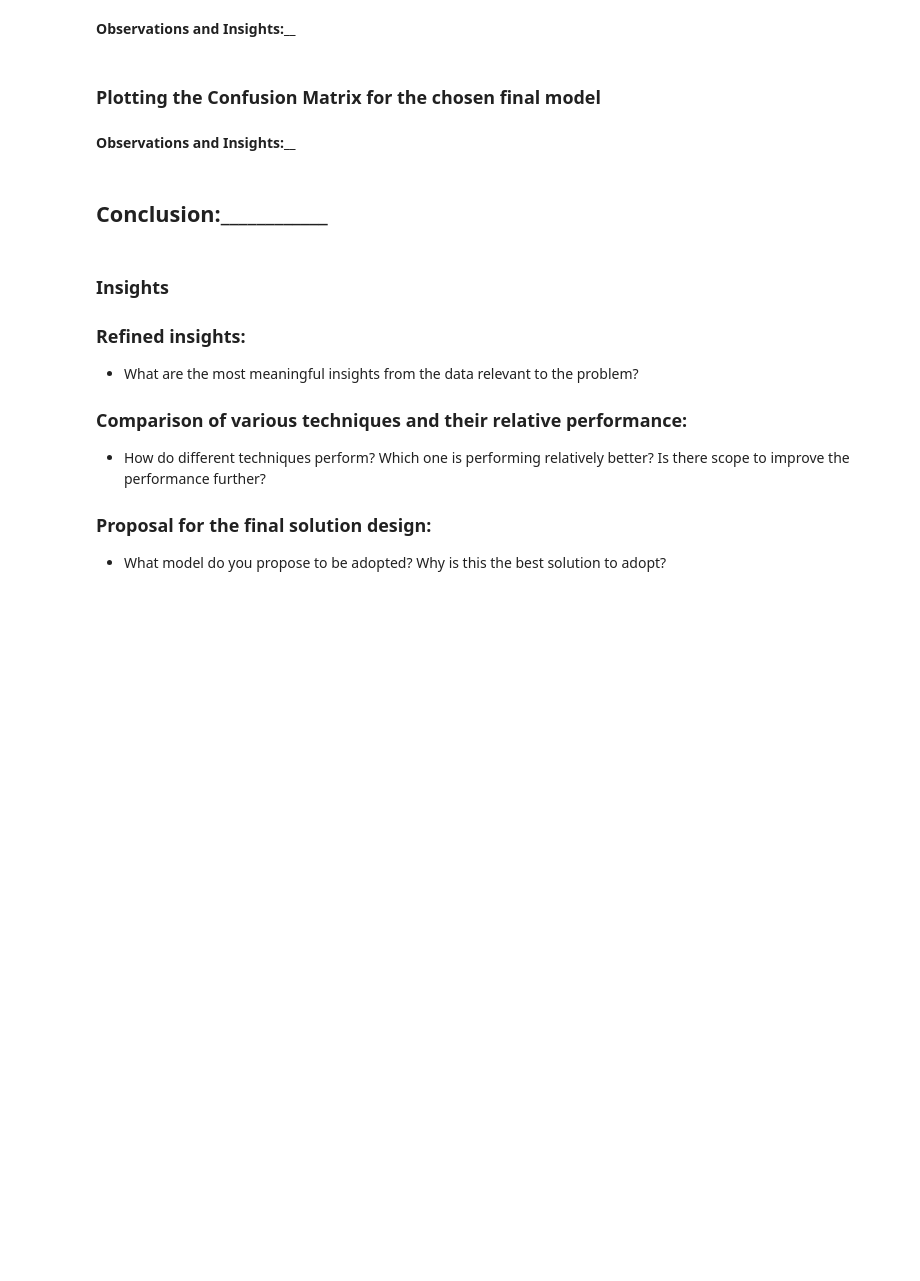
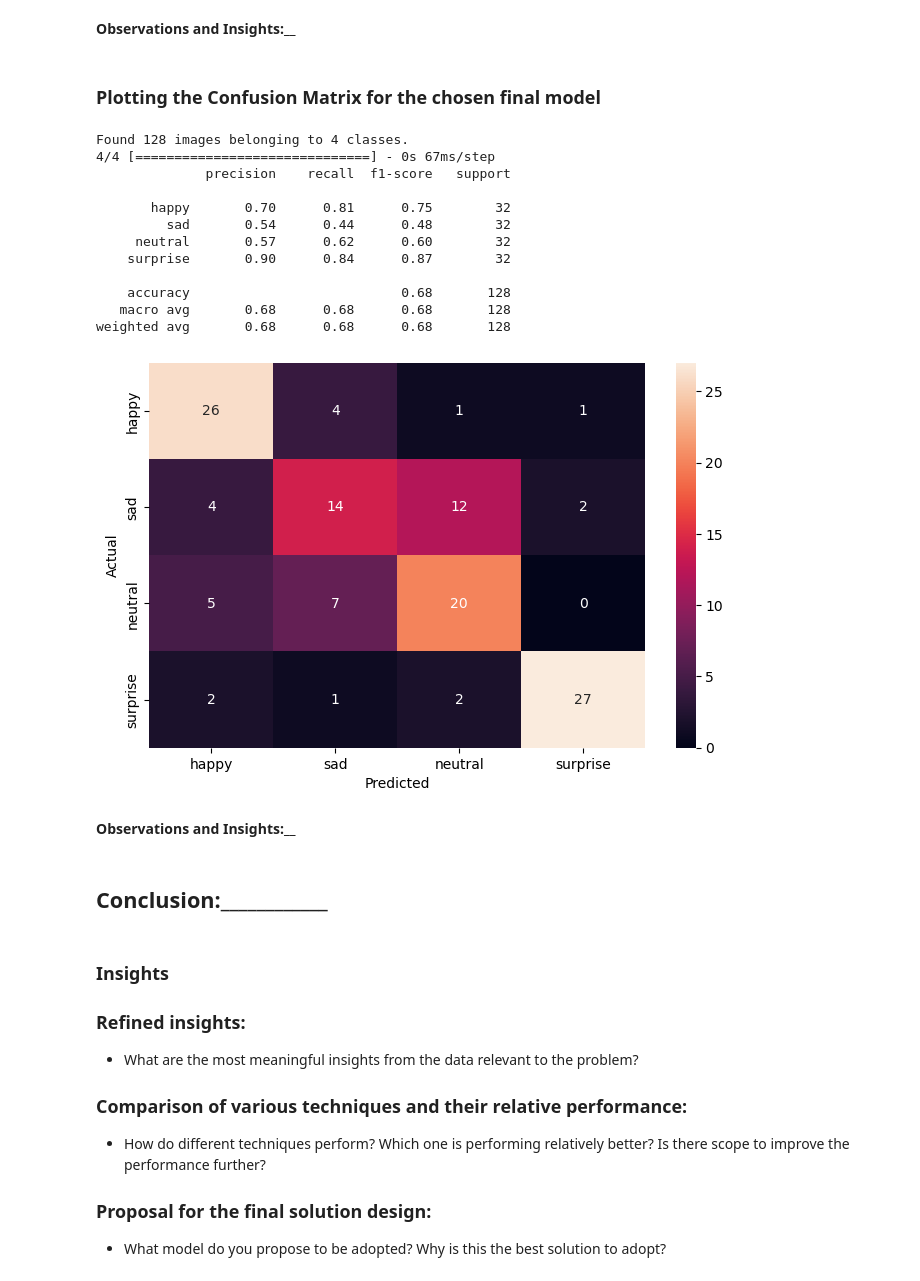
Before and after one commit to prasanthibendi/data-science-projects, a Jupyter notebook: MIT-Projects/Facial-Emotion-Detection/Reference_Notebook_Facial_Emotion_Detection_Low_Code.ipynb, the cells around one changed output. Drawn from its saved outputs; the diff is of its cells as text; code cells hidden in the pictures; blank space fills up the shorter version.

Commit message:
All models completed

```diff
--- a/MIT-Projects/Facial-Emotion-Detection/Reference_Notebook_Facial_Emotion_Detection_Low_Code.ipynb
+++ b/MIT-Projects/Facial-Emotion-Detection/Reference_Notebook_Facial_Emotion_Detection_Low_Code.ipynb
@@ -1092,11 +1144,29 @@ train_set = datagen_train.flow_from_directory(folder_path + "train",
                                               classes = ['happy', 'sad', 'neutral', 'surprise'],
                                               shuffle = True)
 
+datagen_validation = ImageDataGenerator(horizontal_flip = True,
+                                        brightness_range=(0.,2.),
+                                        rescale=1./255,
+                                        shear_range=0.3)
 
-datagen_validation = # Write your code here
+validation_set = datagen_validation.flow_from_directory(folder_path + "validation",
+                                                        target_size = (img_size, img_size),
+                                                        color_mode = 'grayscale',
+                                                        batch_size = batch_size,
+                                                        class_mode = 'categorical',
+                                                        classes = ['happy', 'sad', 'neutral', 'surprise'],
+                                                        shuffle = True)
 
-validation_set = # Write your code here
 
-datagen_test = # Write your code here
+datagen_test = ImageDataGenerator(horizontal_flip = True,
+                                  brightness_range=(0.,2.),
+                                  rescale=1./255,
+                                  shear_range=0.3)
 
-test_set = # Write your code here
+test_set = datagen_test.flow_from_directory(folder_path + "test",
+                                            target_size = (img_size, img_size),
+                                            color_mode = 'grayscale',
+                                            batch_size = batch_size,
+                                            class_mode = 'categorical',
+                                            classes = ['happy', 'sad', 'neutral', 'surprise'],
+                                            shuffle = True)
@@ -1165,3 +1268,7 @@ reduce_lr = ReduceLROnPlateau(monitor = 'val_loss', factor = 0.1, patience = 2,
 callbacks = [checkpoint, reduce_lr]
 # %%
 # Write your code to compile your model3. Use categorical crossentropy as the loss function, Adam Optimizer with 0.003 learning rate, and set metrics to 'accuracy'.
+model3.compile(
+    loss='categorical_crossentropy',
+    optimizer=Adam(learning_rate=0.003),
+    metrics=['accuracy'])
@@ -1169,0 +1275,6 @@ history = # Write your code to fit your model. Use train_set as the training dat
+# %%
+history = model3.fit(
+    train_set,
+    validation_data=validation_set,
+    epochs=35,
+    callbacks=callbacks)
@@ -1178,31 +1314,45 @@ history = # Write your code to fit your model. Use train_set as the training dat
 # %%
 # Plot the confusion matrix and generate a classification report for the model
 from sklearn.metrics import classification_report
 from sklearn.metrics import confusion_matrix
 test_set = datagen_test.flow_from_directory(folder_path + "test",
                                                               target_size = (img_size,img_size),
                                                               color_mode = 'grayscale',
                                                               batch_size = 128,
                                                               class_mode = 'categorical',
                                                               classes = ['happy', 'sad', 'neutral', 'surprise'],
                                                               shuffle = True)
 test_images, test_labels = next(test_set)
 
 # Write the name of your chosen model in the blank
-pred = ________.predict(test_images)
+pred = model3.predict(test_images)
 pred = np.argmax(pred, axis = 1)
 y_true = np.argmax(test_labels, axis = 1)
 
 # Printing the classification report
-_____________
+print(classification_report(y_true, pred, target_names=['happy', 'sad', 'neutral', 'surprise']))
 
 # Plotting the heatmap using confusion matrix
 cm = confusion_matrix(y_true, pred)
 plt.figure(figsize = (8, 5))
 sns.heatmap(cm, annot = True,  fmt = '.0f', xticklabels = ['happy', 'sad', 'neutral', 'surprise'], yticklabels = ['happy', 'sad', 'neutral', 'surprise'])
 plt.ylabel('Actual')
 plt.xlabel('Predicted')
 plt.show()
+# %% [output]
+Found 128 images belonging to 4 classes.
+4/4 [==============================] - 0s 67ms/step
+              precision    recall  f1-score   support
+
+       happy       0.70      0.81      0.75        32
+         sad       0.54      0.44      0.48        32
+     neutral       0.57      0.62      0.60        32
+    surprise       0.90      0.84      0.87        32
+
+    accuracy                           0.68       128
+   macro avg       0.68      0.68      0.68       128
+weighted avg       0.68      0.68      0.68       128
+[figure, added]
 # %% [markdown]
 **Observations and Insights:__**
 # %% [markdown]
```
Also changed, not shown: parts of 26 cells of this notebook, 1 other file.
